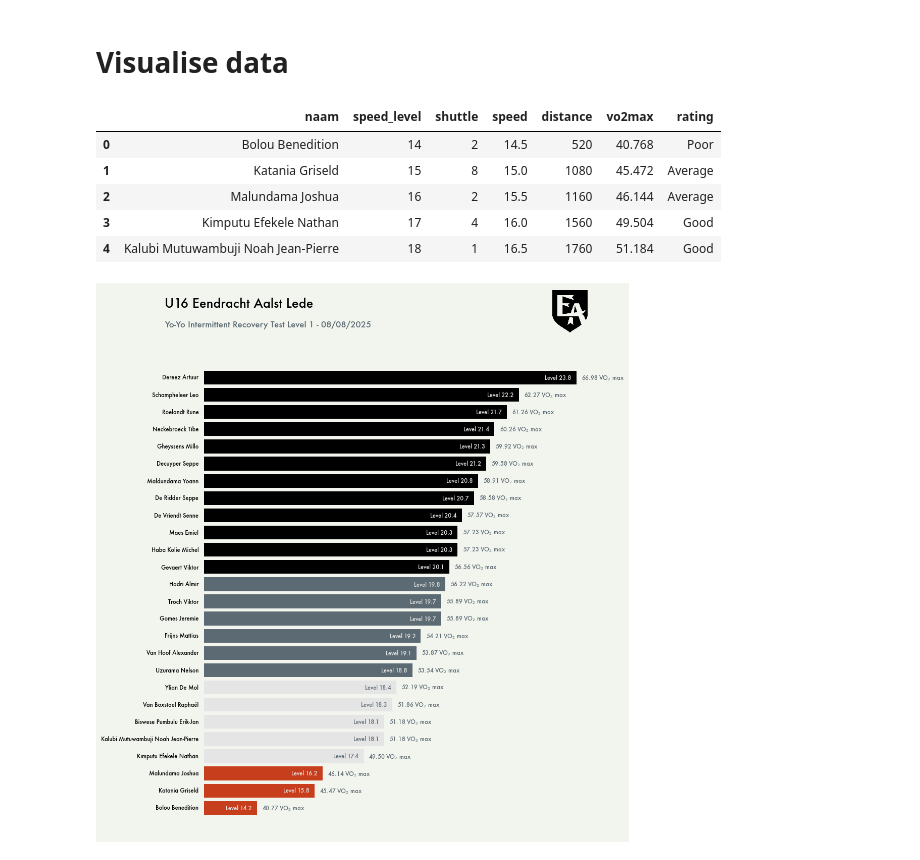
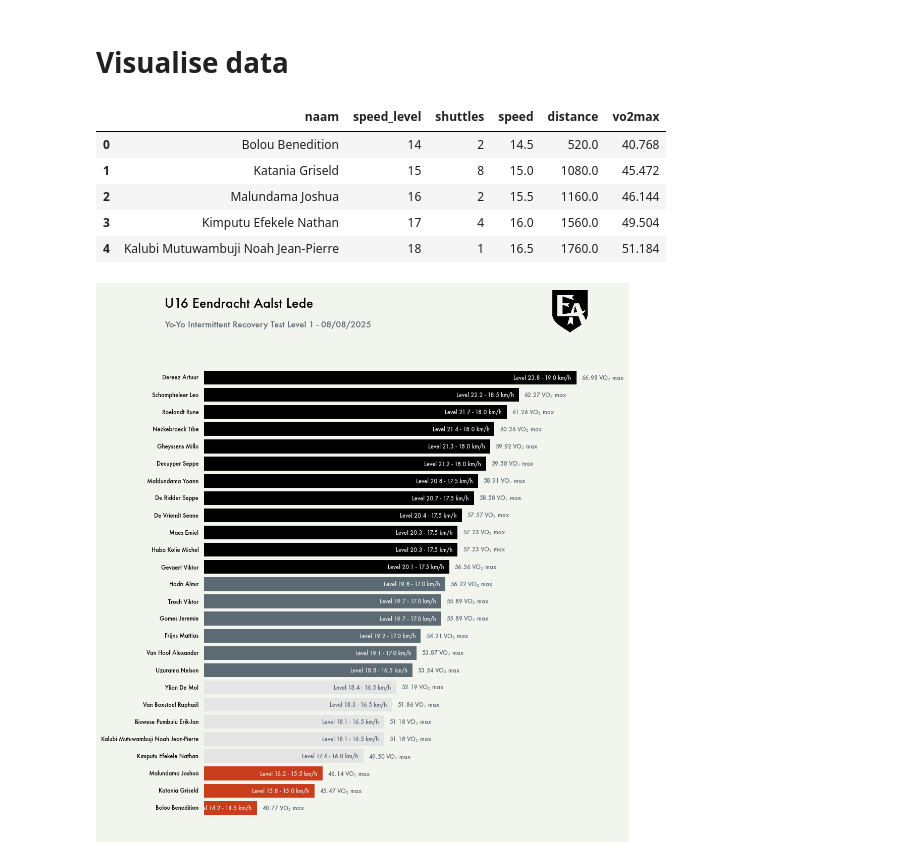
Before and after one commit to MarijnSt/yoyo-test-results, a Jupyter notebook: analyse_test.ipynb, the cells around one changed output. Saved outputs shown, nothing was run; the diff lists cells and outputs as text; code cells hidden in the pictures.

Commit message:
feat: add MAS to graph

```diff
--- a/analyse_test.ipynb
+++ b/analyse_test.ipynb
@@ -32,0 +45,4 @@ memory usage: 1.5+ KB
+# %%
+# Load reference table
+df_reference = pd.read_excel('reference_table_yoyo_intermittent_recory_test_level_1.xlsx')
+df_reference.head()
@@ -32,0 +56,14 @@ memory usage: 1.5+ KB
+# %%
+# Merge results with reference table
+df = df.merge(
+    df_reference,
+    on=['speed_level', 'shuttles'],
+    how='left')
+
+# Drop level column
+df = df.drop(columns=['level'])
+
+# Fill missing values with 0
+df = df.fillna(0)
+
+df.head()
@@ -46,18 +89,0 @@ df.head(5)
-# %%
-# Set rating
-def set_rating(distance):
-    if distance > 2400:
-        return "Elite"
-    elif distance > 2000:
-        return "Excellent"
-    elif distance > 1520:
-        return "Good"
-    elif distance > 1040:
-        return "Average"
-    elif distance > 520:
-        return "Below Average"
-    else:
-        return "Poor"
-
-df['rating'] = df['distance'].apply(set_rating)
-df.head(5)
@@ -155,12 +174,12 @@ df = df.reset_index(drop=True)
 
 df.head(5)
 # %% [output]
-|  | naam | speed_level | shuttle | speed | distance | vo2max | rating |
-| 0 | Bolou Benedition | 14 | 2 | 14.5 | 520 | 40.768 | Poor |
-| 1 | Katania Griseld | 15 | 8 | 15.0 | 1080 | 45.472 | Average |
-| 2 | Malundama Joshua | 16 | 2 | 15.5 | 1160 | 46.144 | Average |
-| 3 | Kimputu Efekele Nathan | 17 | 4 | 16.0 | 1560 | 49.504 | Good |
-| 4 | Kalubi Mutuwambuji Noah Jean-Pierre | 18 | 1 | 16.5 | 1760 | 51.184 | Good |
+|  | naam | speed_level | shuttles | speed | distance | vo2max |
+| 0 | Bolou Benedition | 14 | 2 | 14.5 | 520.0 | 40.768 |
+| 1 | Katania Griseld | 15 | 8 | 15.0 | 1080.0 | 45.472 |
+| 2 | Malundama Joshua | 16 | 2 | 15.5 | 1160.0 | 46.144 |
+| 3 | Kimputu Efekele Nathan | 17 | 4 | 16.0 | 1560.0 | 49.504 |
+| 4 | Kalubi Mutuwambuji Noah Jean-Pierre | 18 | 1 | 16.5 | 1760.0 | 51.184 |
 # %%
 # Set up plot
 fig, heading_ax, main_ax, legend_ax = setup_plot(figsize=(10, 15), title_height_ratio=0.05, legend_height_ratio=0)
@@ -226,33 +245,33 @@ for i, row in df.iterrows():
     # Plot speed level
     vo2max = row['vo2max']
     main_ax.text(distance - 50, i,
-            f"Level {row['speed_level']}.{row['shuttle']}",
+            f"Level {row['speed_level']}.{row['shuttles']} - {row['speed']} km/h",
             ha='right',
             va='center',
             fontweight='bold',
             fontsize=label_size,
             color=speed_level_color)
 
     # Plot vo2 max
     vo2max = row['vo2max']
     main_ax.text(distance + 50, i,
             f"{vo2max:.2f} VO$_{2}$ max",
             ha='left',
             va='center',
             fontweight='bold',
             fontsize=label_size,
             color=vo2max_color)
 
     # Plot custom player labels
     main_ax.text(-50, i,
             f"{player}",
             ha='right',
             va='center',
             fontsize=label_size,
             fontweight='bold')
 
 # Save and show plot
 save_plot(fig, 'yoyo_results_20250808.png')
 plt.show()
 # %% [output]
-[figure, old version]
+[figure, new version]
```
Also changed, not shown: parts of 8 cells of this notebook, 2 other files.
